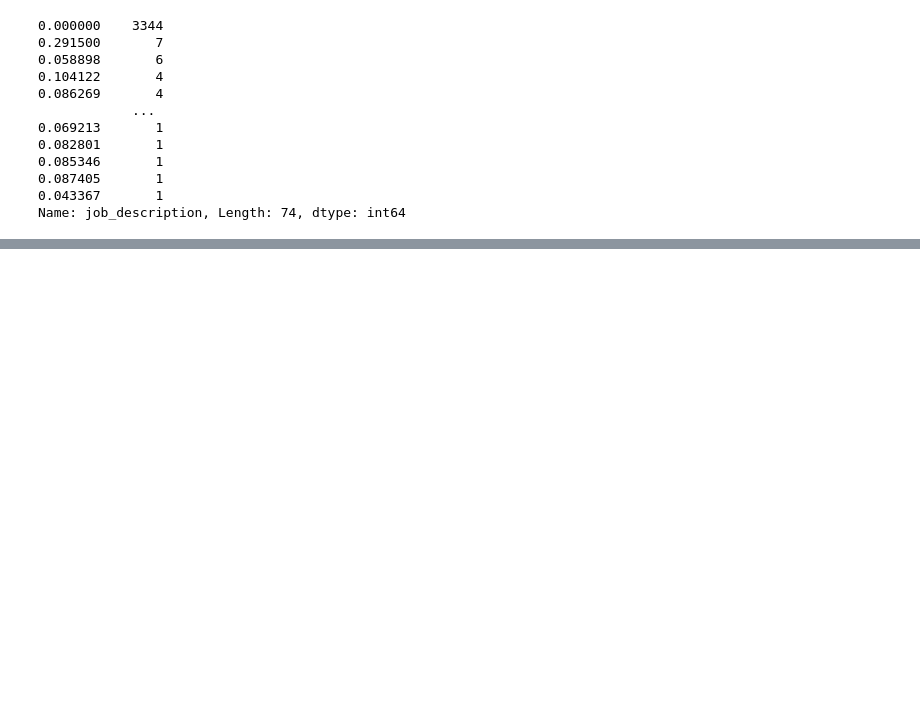
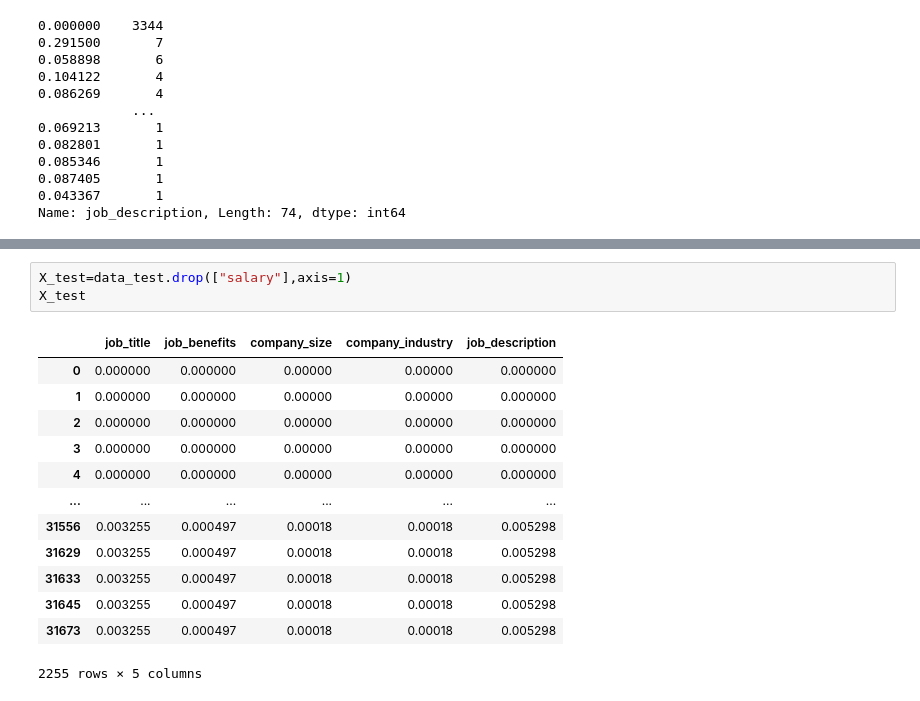
Before and after one commit to TeguhPermana666/Find_IT, a Jupyter notebook: Analisis.ipynb, the cells around one changed output, grey strips where cells are left out. Drawn from its saved outputs; the diff is of its cells as text; blank space fills up the shorter version.

```diff
--- a/Analisis.ipynb
+++ b/Analisis.ipynb
@@ -984,0 +1103,17 @@ Name: job_description, Length: 74, dtype: int64
+# %%
+X_test=data_test.drop(["salary"],axis=1)
+X_test
+# %% [output]
+|  | job_title | job_benefits | company_size | company_industry | job_description |
+| 0 | 0.000000 | 0.000000 | 0.00000 | 0.00000 | 0.000000 |
+| 1 | 0.000000 | 0.000000 | 0.00000 | 0.00000 | 0.000000 |
+| 2 | 0.000000 | 0.000000 | 0.00000 | 0.00000 | 0.000000 |
+| 3 | 0.000000 | 0.000000 | 0.00000 | 0.00000 | 0.000000 |
+| 4 | 0.000000 | 0.000000 | 0.00000 | 0.00000 | 0.000000 |
+| ... | ... | ... | ... | ... | ... |
+| 31556 | 0.003255 | 0.000497 | 0.00018 | 0.00018 | 0.005298 |
+| 31629 | 0.003255 | 0.000497 | 0.00018 | 0.00018 | 0.005298 |
+| 31633 | 0.003255 | 0.000497 | 0.00018 | 0.00018 | 0.005298 |
+| 31645 | 0.003255 | 0.000497 | 0.00018 | 0.00018 | 0.005298 |
+| 31673 | 0.003255 | 0.000497 | 0.00018 | 0.00018 | 0.005298 |
+2255 rows × 5 columns
```
Also changed, not shown: parts of 25 cells of this notebook.
